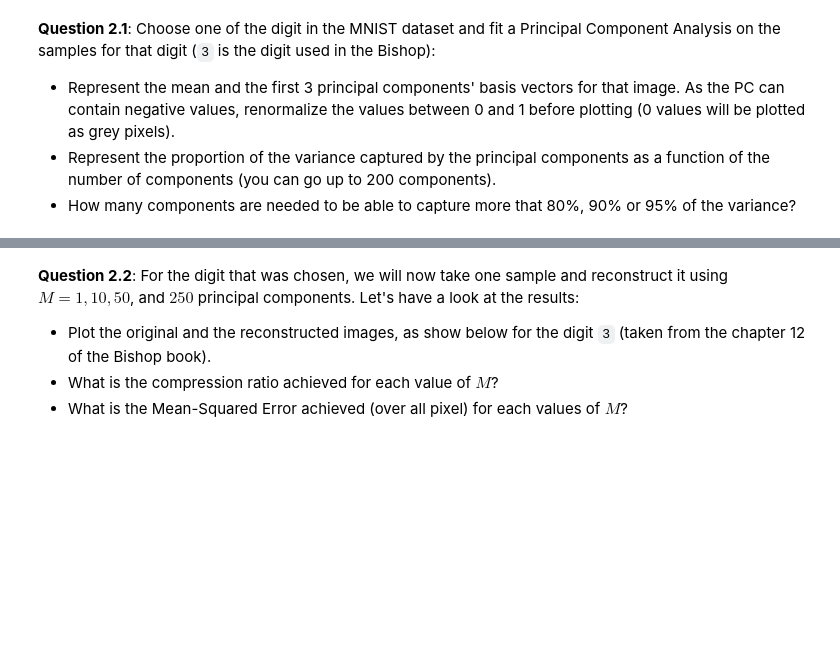
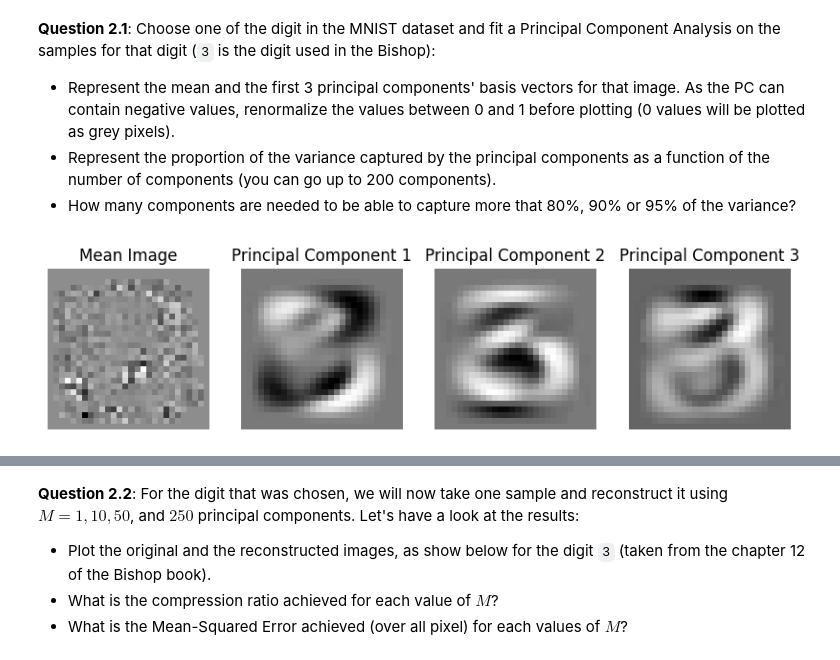
Before and after one commit to Jynns/AppliedPML_GroupA, a Jupyter notebook: PCA/ppca_image_reconstruction_project_final.ipynb, the cells around one changed output, grey strips where cells are left out. Saved outputs shown, nothing was run; the diff lists cells and outputs as text; code cells hidden in the pictures; blank space fills up the shorter version.

```diff
--- a/PCA/ppca_image_reconstruction_project_final.ipynb
+++ b/PCA/ppca_image_reconstruction_project_final.ipynb
@@ -150,0 +169,34 @@ In this part we will first analyse the MNIST dataset and try to reduce the numbe
+# %%
+from sklearn.decomposition import PCA
+from sklearn.preprocessing import StandardScaler
+
+
+indices_3 = train_dataset.data[train_dataset.targets == 3]
+flattened_data = indices_3.reshape(-1, 28 * 28)
+scaler = StandardScaler()
+X_scaled = scaler.fit_transform(flattened_data)
+pca = PCA()  # keep 95% variance
+X_pca = pca.fit_transform(X_scaled)
+X_recon = pca.inverse_transform(X_pca)
+X_recon_scaled = (X_recon - X_recon.min()) / (X_recon.max() - X_recon.min())
+# %%
+## You code here
+
+#2.1.1
+mu_img = pca.mean_.reshape(28, 28)
+basis_img = pca.components_[:3].reshape(3, 28, 28)
+
+mu_img = (mu_img - mu_img.min()) / (mu_img.max() - mu_img.min())
+basis_img = (basis_img - basis_img.min()) / (basis_img.max() - basis_img.min())
+
+fig, ax = plt.subplots(ncols=4, nrows=1, figsize=(10, 5))
+ax[0].imshow(mu_img, cmap='gray')
+ax[0].set_title("Mean Image")
+ax[0].axis('off')
+for i in range(3):
+    ax[i + 1].imshow(basis_img[i], cmap='gray')
+    ax[i + 1].set_title(f"Principal Component {i + 1}")
+    ax[i + 1].axis('off')
+plt.show()
+# %% [output]
+[figure, added]
```
Also changed, not shown: parts of 34 cells of this notebook.
